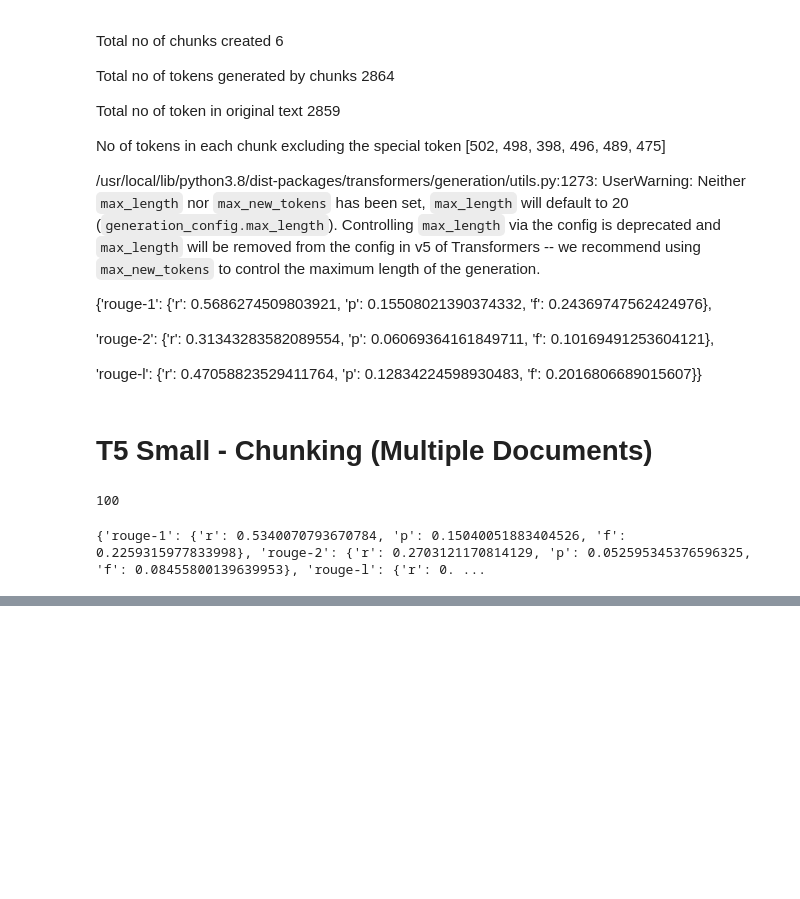
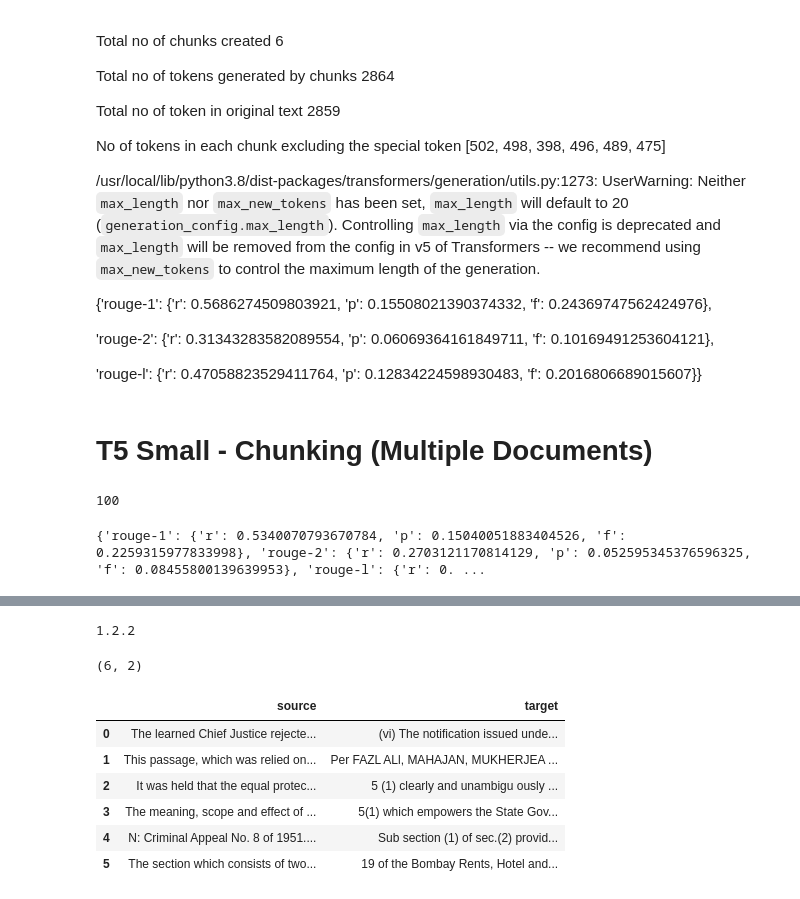
Before and after one commit to kabilan942/Legal, a Jupyter notebook: LDS_01.ipynb, the cells around one changed output, grey strips where cells are left out. Saved outputs shown, nothing was run; the diff lists cells and outputs as text; code cells hidden in the pictures; blank space fills up the shorter version.

```diff
--- a/LDS_01.ipynb
+++ b/LDS_01.ipynb
@@ -1044,0 +1571,5 @@ print(agg_rouge_score)
+# %%
+import pytorch_lightning as pl
+print(pl.__version__)
+# %% [output]
+1.2.2
@@ -1044,0 +1582,19 @@ print(agg_rouge_score)
+# %%
+filename = "/content/FD_CLS.xlsx"
+
+data = pd.read_excel(filename,index_col=0)
+data.rename(columns = {'data':'source', 'summary':'target'}, inplace = True)
+# %%
+data.shape
+# %% [output]
+(6, 2)
+# %%
+data
+# %% [output]
+|  | source | target |
+| 0 | The learned Chief Justice rejecte... | (vi) The notification issued unde... |
+| 1 | This passage, which was relied on... | Per FAZL ALl, MAHAJAN, MUKHERJEA ... |
+| 2 | It was held that the equal protec... | 5 (1) clearly and unambigu ously ... |
+| 3 | The meaning, scope and effect of ... | 5(1) which empowers the State Gov... |
+| 4 | N: Criminal Appeal No. 8 of 1951.... | Sub section (1) of sec.(2) provid... |
+| 5 | The section which consists of two... | 19 of the Bombay Rents, Hotel and... |
```
Also changed, not shown: parts of 74 cells of this notebook.
